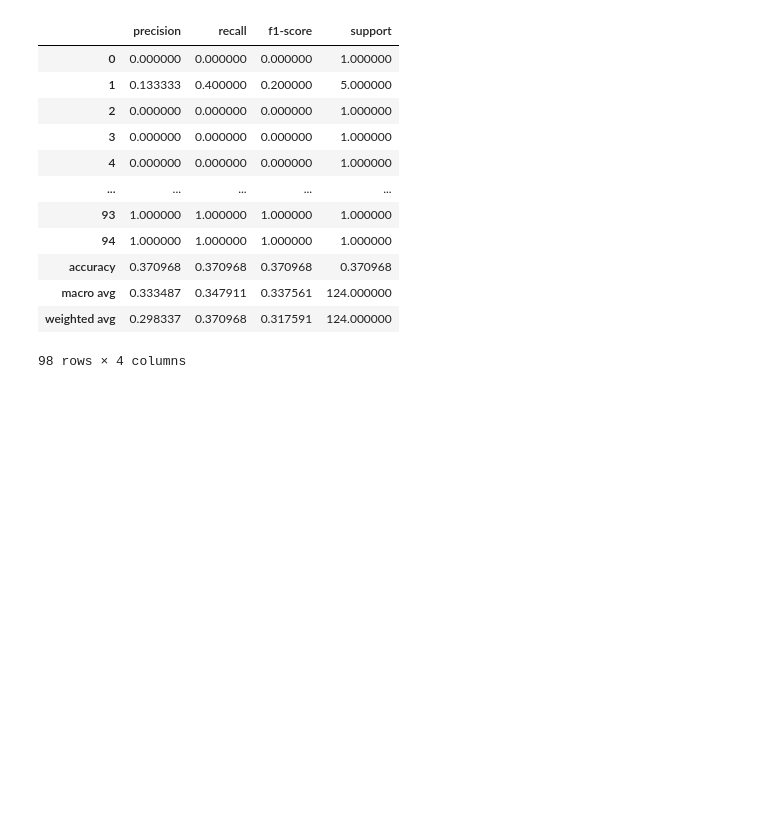
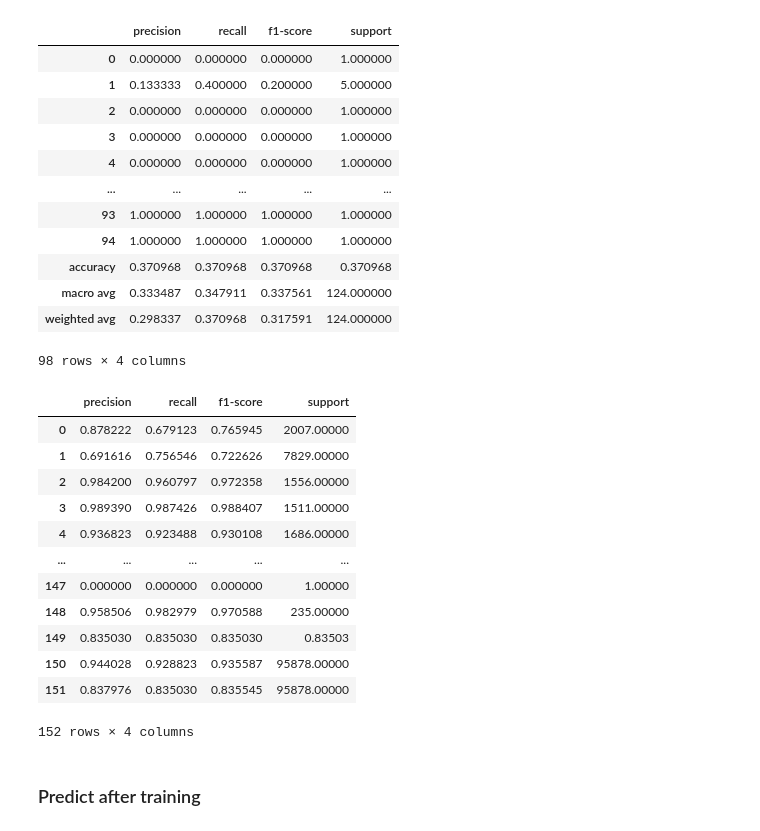
Before and after one commit to Sette/hmc, a Jupyter notebook: Notebooks/3 - Train.ipynb, the cells around one changed output. Drawn from its saved outputs; the diff is of its cells as text; code cells hidden in the pictures; blank space fills up the shorter version.

Commit message:
Train with xgboost

```diff
--- a/Notebooks/3 - Train.ipynb
+++ b/Notebooks/3 - Train.ipynb
@@ -311,0 +336,20 @@ report_metrics = pd.DataFrame(classification_report(df_test.Label.values.tolist(
+# %%
+df = pd.read_csv(os.path.join(train_path,'report_train_xgboost.csv'))
+# %%
+df
+# %% [output]
+|  | precision | recall | f1-score | support |
+| 0 | 0.878222 | 0.679123 | 0.765945 | 2007.00000 |
+| 1 | 0.691616 | 0.756546 | 0.722626 | 7829.00000 |
+| 2 | 0.984200 | 0.960797 | 0.972358 | 1556.00000 |
+| 3 | 0.989390 | 0.987426 | 0.988407 | 1511.00000 |
+| 4 | 0.936823 | 0.923488 | 0.930108 | 1686.00000 |
+| ... | ... | ... | ... | ... |
+| 147 | 0.000000 | 0.000000 | 0.000000 | 1.00000 |
+| 148 | 0.958506 | 0.982979 | 0.970588 | 235.00000 |
+| 149 | 0.835030 | 0.835030 | 0.835030 | 0.83503 |
+| 150 | 0.944028 | 0.928823 | 0.935587 | 95878.00000 |
+| 151 | 0.837976 | 0.835030 | 0.835545 | 95878.00000 |
+152 rows × 4 columns
+# %% [markdown]
+### Predict after training
```
Also changed, not shown: parts of 17 cells of this notebook, 1 other file.
